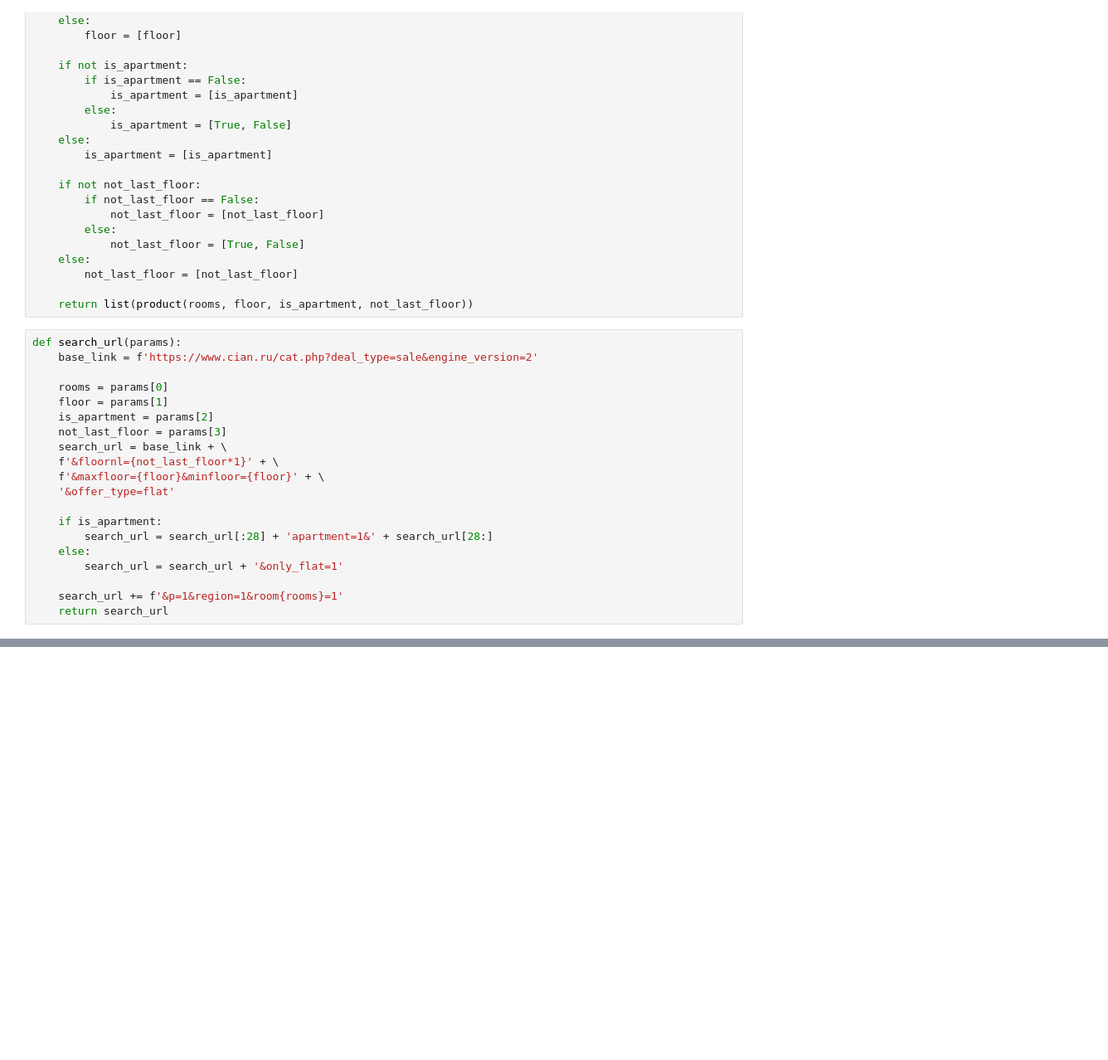
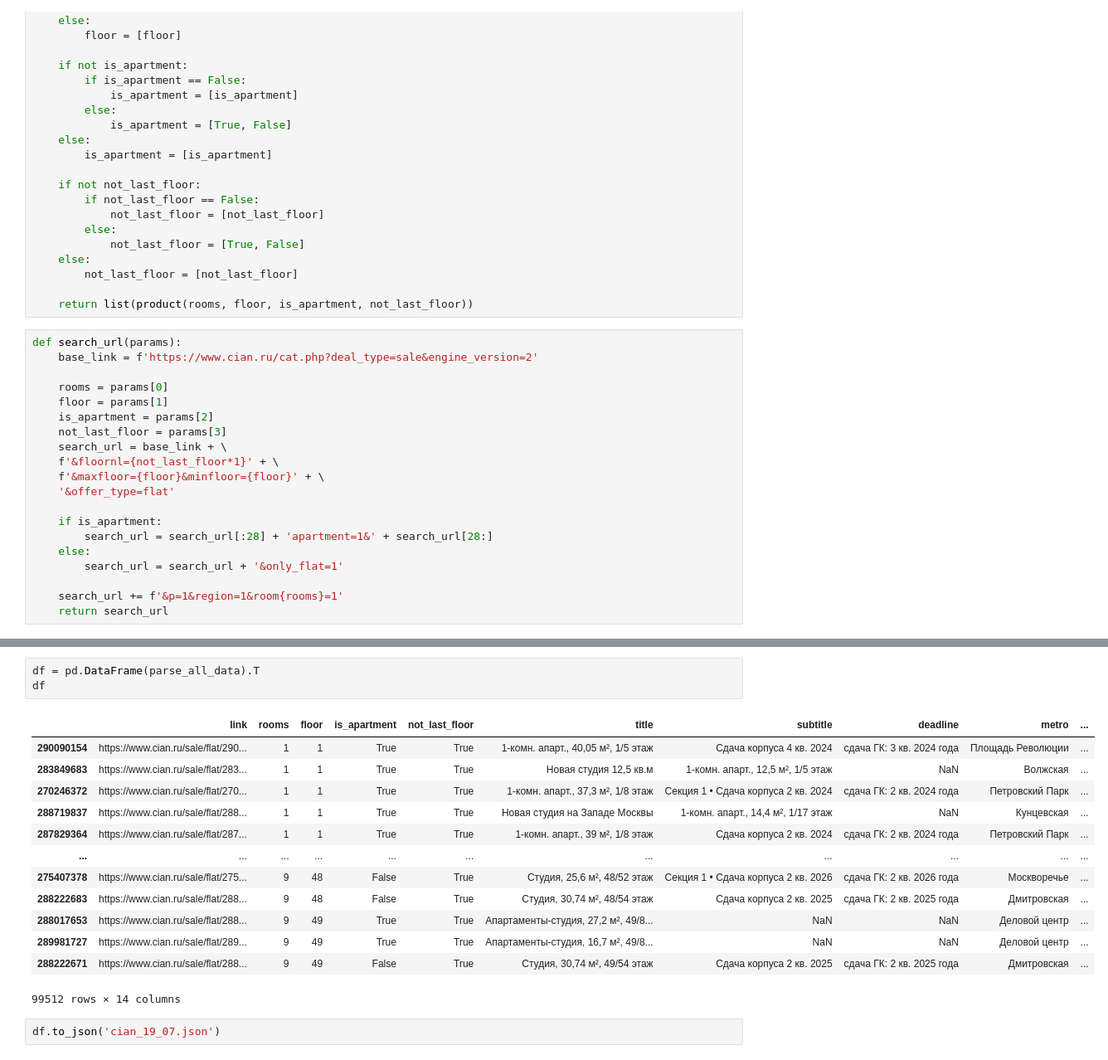
Before and after one commit to gerasimovich-a/cian_parser, a Jupyter notebook: cian_parser.ipynb, the cells around one changed output, grey strips where cells are left out. Shown at 83% size. Cells and saved outputs as stored; diff of their text form; blank space fills up the shorter version.

```diff
--- a/cian_parser.ipynb
+++ b/cian_parser.ipynb
@@ -214,0 +234,19 @@ parse_all_data = parse_cian_with_defined_params(None, None, None, None)
+# %%
+df = pd.DataFrame(parse_all_data).T
+df
+# %% [output]
+|  | link | rooms | floor | is_apartment | not_last_floor | title | subtitle | deadline | metro | ... |
+| 290090154 | https://www.cian.ru/sale/flat/290... | 1 | 1 | True | True | 1-комн. апарт., 40,05 м², 1/5 этаж | Сдача корпуса 4 кв. 2024 | сдача ГК: 3 кв. 2024 года | Площадь Революции | ... |
+| 283849683 | https://www.cian.ru/sale/flat/283... | 1 | 1 | True | True | Новая студия 12,5 кв.м | 1-комн. апарт., 12,5 м², 1/5 этаж | NaN | Волжская | ... |
+| 270246372 | https://www.cian.ru/sale/flat/270... | 1 | 1 | True | True | 1-комн. апарт., 37,3 м², 1/8 этаж | Секция 1 • Сдача корпуса 2 кв. 2024 | сдача ГК: 2 кв. 2024 года | Петровский Парк | ... |
+| 288719837 | https://www.cian.ru/sale/flat/288... | 1 | 1 | True | True | Новая студия на Западе Москвы | 1-комн. апарт., 14,4 м², 1/17 этаж | NaN | Кунцевская | ... |
+| 287829364 | https://www.cian.ru/sale/flat/287... | 1 | 1 | True | True | 1-комн. апарт., 39 м², 1/8 этаж | Сдача корпуса 2 кв. 2024 | сдача ГК: 2 кв. 2024 года | Петровский Парк | ... |
+| ... | ... | ... | ... | ... | ... | ... | ... | ... | ... | ... |
+| 275407378 | https://www.cian.ru/sale/flat/275... | 9 | 48 | False | True | Студия, 25,6 м², 48/52 этаж | Секция 1 • Сдача корпуса 2 кв. 2026 | сдача ГК: 2 кв. 2026 года | Москворечье | ... |
+| 288222683 | https://www.cian.ru/sale/flat/288... | 9 | 48 | False | True | Студия, 30,74 м², 48/54 этаж | Сдача корпуса 2 кв. 2025 | сдача ГК: 2 кв. 2025 года | Дмитровская | ... |
+| 288017653 | https://www.cian.ru/sale/flat/288... | 9 | 49 | True | True | Апартаменты-студия, 27,2 м², 49/8... | NaN | NaN | Деловой центр | ... |
+| 289981727 | https://www.cian.ru/sale/flat/289... | 9 | 49 | True | True | Апартаменты-студия, 16,7 м², 49/8... | NaN | NaN | Деловой центр | ... |
+| 288222671 | https://www.cian.ru/sale/flat/288... | 9 | 49 | False | True | Студия, 30,74 м², 49/54 этаж | Сдача корпуса 2 кв. 2025 | сдача ГК: 2 кв. 2025 года | Дмитровская | ... |
+99512 rows × 14 columns
+# %%
+df.to_json('cian_19_07.json')
```
Also changed, not shown: parts of 5 cells of this notebook.
